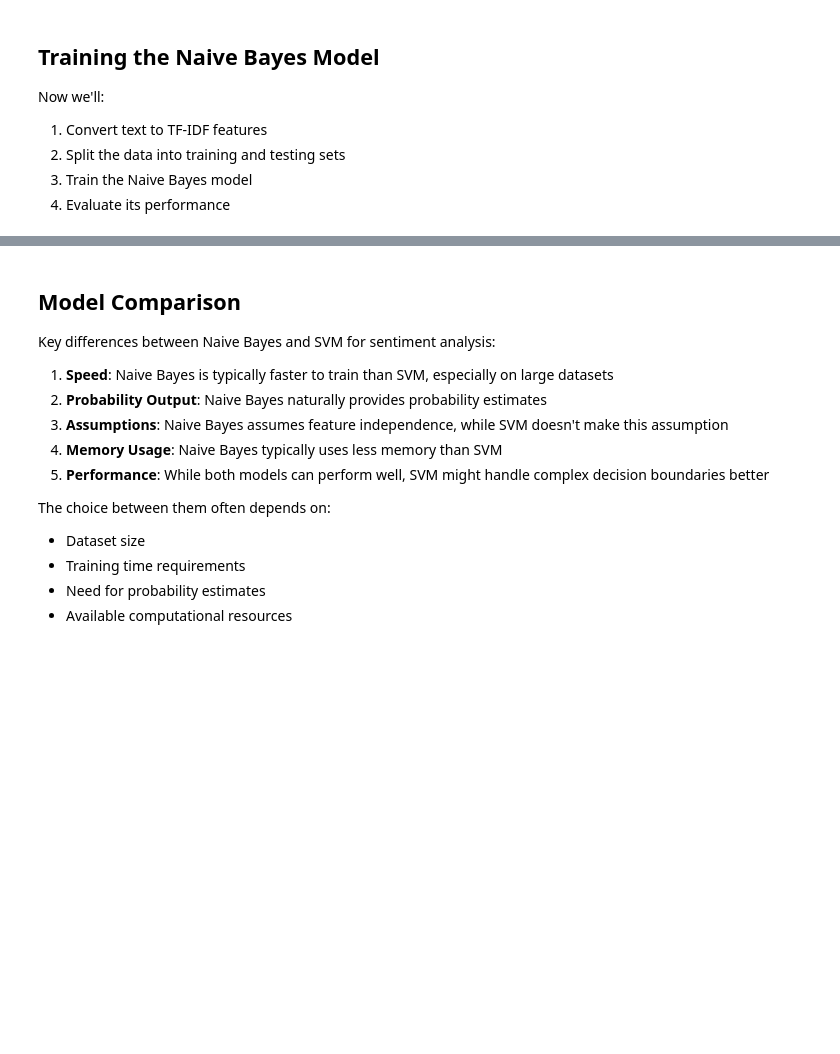
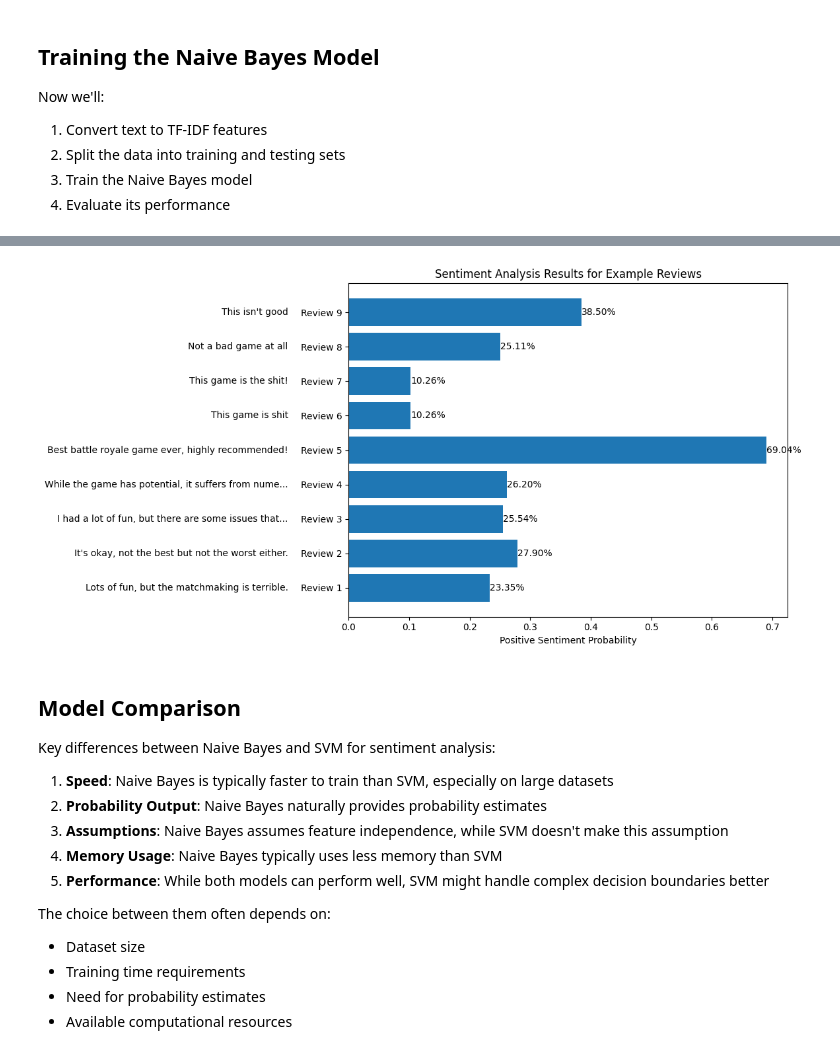
Before and after one commit to GersonMJL/sentiment-analysis-algorithms, a Jupyter notebook: pubg-sentiment-analysis-nb.ipynb, the cells around one changed output, grey strips where cells are left out. Drawn from its saved outputs; the diff is of its cells as text; code cells hidden in the pictures; blank space fills up the shorter version.

```diff
--- a/pubg-sentiment-analysis-nb.ipynb
+++ b/pubg-sentiment-analysis-nb.ipynb
@@ -156,16 +172,21 @@ weighted avg       0.78      0.76      0.69       400
 # %%
-def analyze_sentiment(text: str, model, vectorizer) -> str:
-    """Analyze the sentiment of a given text using the trained model."""
+def analyze_sentiment(text: str, model, vectorizer) -> tuple[str, tuple[float, float]]:
+    """Analyze the sentiment of a given text using the trained model.
+
+    Returns:
+        tuple: (sentiment label, (negative probability, positive probability))
+    """
     # Preprocess the text
     processed_text = preprocess_text(text)
 
     # Vectorize
     text_vectorized = vectorizer.transform([processed_text])
 
-    # Predict
+    # Get probabilities
+    probs = model.predict_proba(text_vectorized)[0]
     prediction = model.predict(text_vectorized)[0]
 
-    return 'Positive' if prediction else 'Negative'
+    return ('Positive' if prediction else 'Negative', probs)
 
 # Test the analyzer with some example reviews
 example_reviews = [
@@ -173,22 +194,45 @@ example_reviews = [
     "It's okay, not the best but not the worst either.",
     "I had a lot of fun, but there are some issues that need fixing.",
     "While the game has potential, it suffers from numerous bugs.",
-    "Best battle royale game ever, highly recommended!"
+    "Best battle royale game ever, highly recommended!",
+    "This game is shit",
+    "This game is the shit!",
+    "Not a bad game at all",
+    "This isn't good",
 ]
 
-# print("\nTesting sentiment analyzer with example reviews:")
-# for review in example_reviews:
-#     sentiment = analyze_sentiment(review, nb_model, tfidf)
-#     print(f"\nReview: {review}")
-#     print(f"Sentiment: {sentiment}")
+# Analyze example reviews with improved formatting
+print("\nSentiment Analysis Results:")
+print("-" * 80)
+for review in example_reviews:
+    sentiment, probs = analyze_sentiment(review, nb_model, tfidf)
+    print(f"Review: {review}")
+    print(f"Sentiment: {sentiment}")
+    print(f"Confidence: Negative={probs[0]:.2%}, Positive={probs[1]:.2%}")
+    print("-" * 80)
 
-# Calculate prediction probabilities for the example reviews
-print("\nPrediction probabilities:")
-for review in example_reviews:
-    processed_text = preprocess_text(review)
-    text_vectorized = tfidf.transform([processed_text])
-    probs = nb_model.predict_proba(text_vectorized)[0]
-    print(f"\nReview: {review}")
-    print(f"Negative probability: {probs[0]:.2%}")
-    print(f"Positive probability: {probs[1]:.2%}")
+# Visualize the sentiment probabilities for example reviews
+fig, ax = plt.subplots(figsize=(12, 6))
+
+# Get probabilities for each review
+probs = [analyze_sentiment(review, nb_model, tfidf)[1][1] for review in example_reviews]
+
+# Create bar chart
+bars = ax.barh(range(len(example_reviews)), probs)
+ax.set_yticks(range(len(example_reviews)))
+ax.set_yticklabels([f"Review {i+1}" for i in range(len(example_reviews))])
+ax.set_xlabel('Positive Sentiment Probability')
+ax.set_title('Sentiment Analysis Results for Example Reviews')
+
+# Add probability values on bars
+for i, v in enumerate(probs):
+    ax.text(v, i, f'{v:.2%}', va='center')
+
+# Add review text as annotations
+for i, review in enumerate(example_reviews):
+    ax.text(-0.1, i, review[:50] + '...' if len(review) > 50 else review,
+            ha='right', va='center')
+
+plt.tight_layout()
+plt.show()
 # %% [output]
@@ -212,3 +256,4 @@ Positive probability: 58.91%
+[figure, added]
 # %% [markdown]
 ## Model Comparison
 
```
Also changed, not shown: parts of 8 cells of this notebook, 4 other files.
